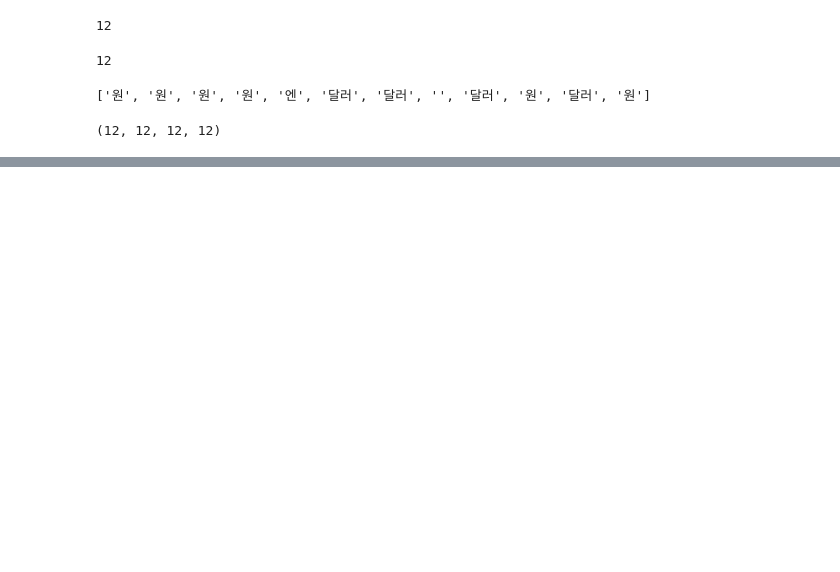
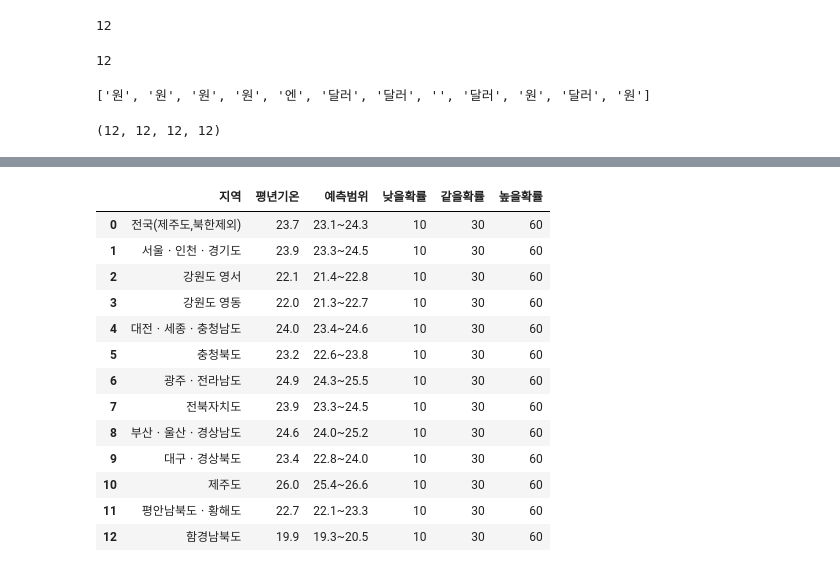
Before and after one commit to OKz4p/ai, a Jupyter notebook: source/01_python/ch14_웹데이터수집1_정적_공공api.ipynb, the cells around one changed output, grey strips where cells are left out. Drawn from its saved outputs; the diff is of its cells as text; code cells hidden in the pictures; blank space fills up the shorter version.

```diff
--- a/source/01_python/ch14_웹데이터수집1_정적_공공api.ipynb
+++ b/source/01_python/ch14_웹데이터수집1_정적_공공api.ipynb
@@ -515,0 +1092,30 @@ collect_list("ey컨설팅", 10)
+# %%
+import requests
+# from urllib.request import urlopen
+from bs4 import BeautifulSoup
+import pandas as pd
+import numpy as np
+items_list = []
+url = "https://www.kma.go.kr/repositary/xml/fct/mon/img/fct_mon1rss_108_20260813.xml"
+target = requests.get(url)
+soup = BeautifulSoup(target.text, "xml")
+locals = soup.select("local_ta")
+#len(locals)
+#print(locals[1])
+for local in locals:
+    local_name = local.select_one("local_ta_name").text.strip()
+    week1_local_ta_normalYear = local.select_one("week1_local_ta_normalYear").text #평년기온
+    week1_local_ta_similarRange = local.select_one("week1_local_ta_similarRange").text #예측범위
+    week1_local_ta_minVal       = local.select_one("week1_local_ta_minVal").text #평년보다 낮을 확률
+    week1_local_ta_similarVal   = local.select_one("week1_local_ta_similarVal").text # 평년과 비슷할 확률
+    week1_local_ta_maxVal       = local.select_one("week1_local_ta_maxVal").text # 평년보다 높을 확률
+    items_list.append({
+        "지역" : local_name,
+        "평년기온" : week1_local_ta_normalYear,
+        "예측범위" : week1_local_ta_similarRange,
+        "낮을확률" : week1_local_ta_minVal,
+        "같을확률" : week1_local_ta_similarVal,
+        "높을확률" : week1_local_ta_maxVal,
+    })
+df = pd.DataFrame(items_list)
+df.head()
@@ -515,0 +1145,6 @@ collect_list("ey컨설팅", 10)
+# %%
+df["평년기온"] = df["평년기온"].astype(np.float64)
+df["낮을확률"] = df["낮을확률"].astype(np.int16)
+df["같을확률"] = df["같을확률"].astype(np.int16)
+df["높을확률"] = df["높을확률"].astype("int")
+df.info()
@@ -515,0 +1165,17 @@ collect_list("ey컨설팅", 10)
+# %%
+df
+# %% [output]
+|  | 지역 | 평년기온 | 예측범위 | 낮을확률 | 같을확률 | 높을확률 |
+| 0 | 전국(제주도,북한제외) | 23.7 | 23.1~24.3 | 10 | 30 | 60 |
+| 1 | 서울ㆍ인천ㆍ경기도 | 23.9 | 23.3~24.5 | 10 | 30 | 60 |
+| 2 | 강원도 영서 | 22.1 | 21.4~22.8 | 10 | 30 | 60 |
+| 3 | 강원도 영동 | 22.0 | 21.3~22.7 | 10 | 30 | 60 |
+| 4 | 대전ㆍ세종ㆍ충청남도 | 24.0 | 23.4~24.6 | 10 | 30 | 60 |
+| 5 | 충청북도 | 23.2 | 22.6~23.8 | 10 | 30 | 60 |
+| 6 | 광주ㆍ전라남도 | 24.9 | 24.3~25.5 | 10 | 30 | 60 |
+| 7 | 전북자치도 | 23.9 | 23.3~24.5 | 10 | 30 | 60 |
+| 8 | 부산ㆍ울산ㆍ경상남도 | 24.6 | 24.0~25.2 | 10 | 30 | 60 |
+| 9 | 대구ㆍ경상북도 | 23.4 | 22.8~24.0 | 10 | 30 | 60 |
+| 10 | 제주도 | 26.0 | 25.4~26.6 | 10 | 30 | 60 |
+| 11 | 평안남북도ㆍ황해도 | 22.7 | 22.1~23.3 | 10 | 30 | 60 |
+| 12 | 함경남북도 | 19.9 | 19.3~20.5 | 10 | 30 | 60 |
```
Also changed, not shown: parts of 107 cells of this notebook, 9 other files.
